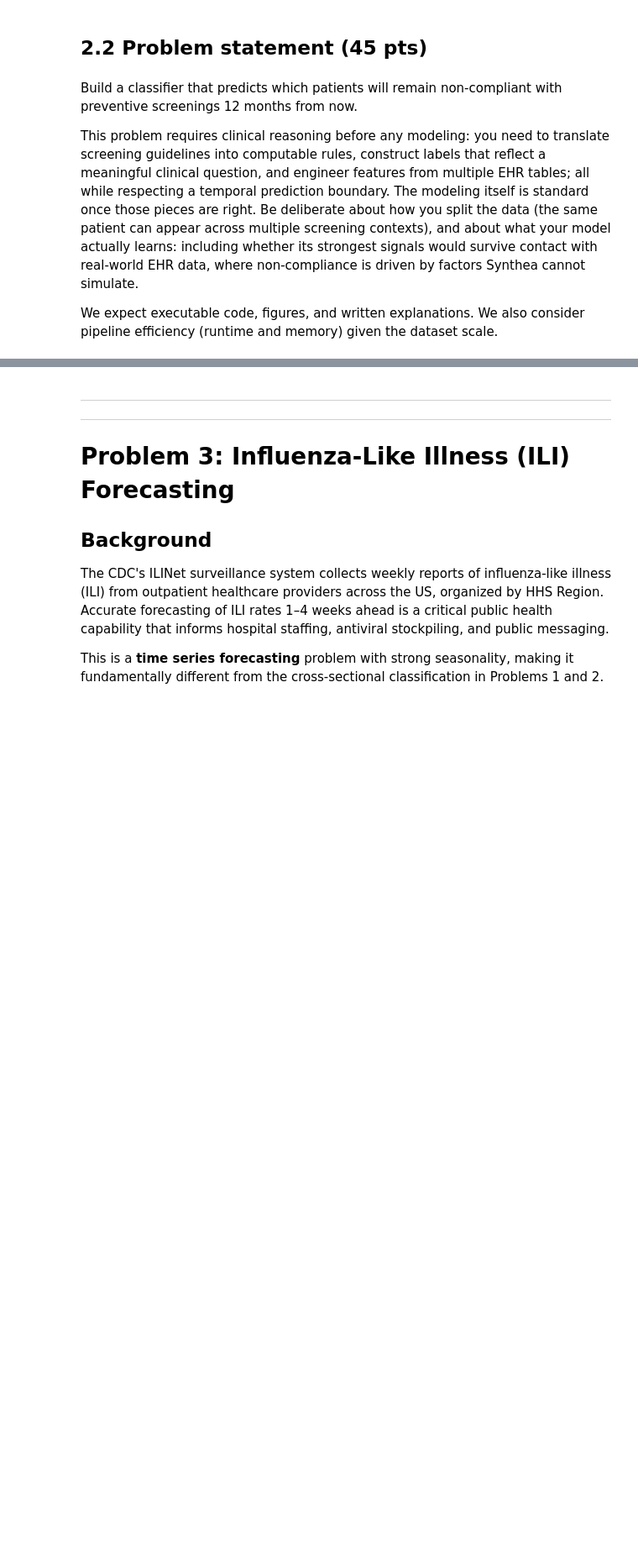
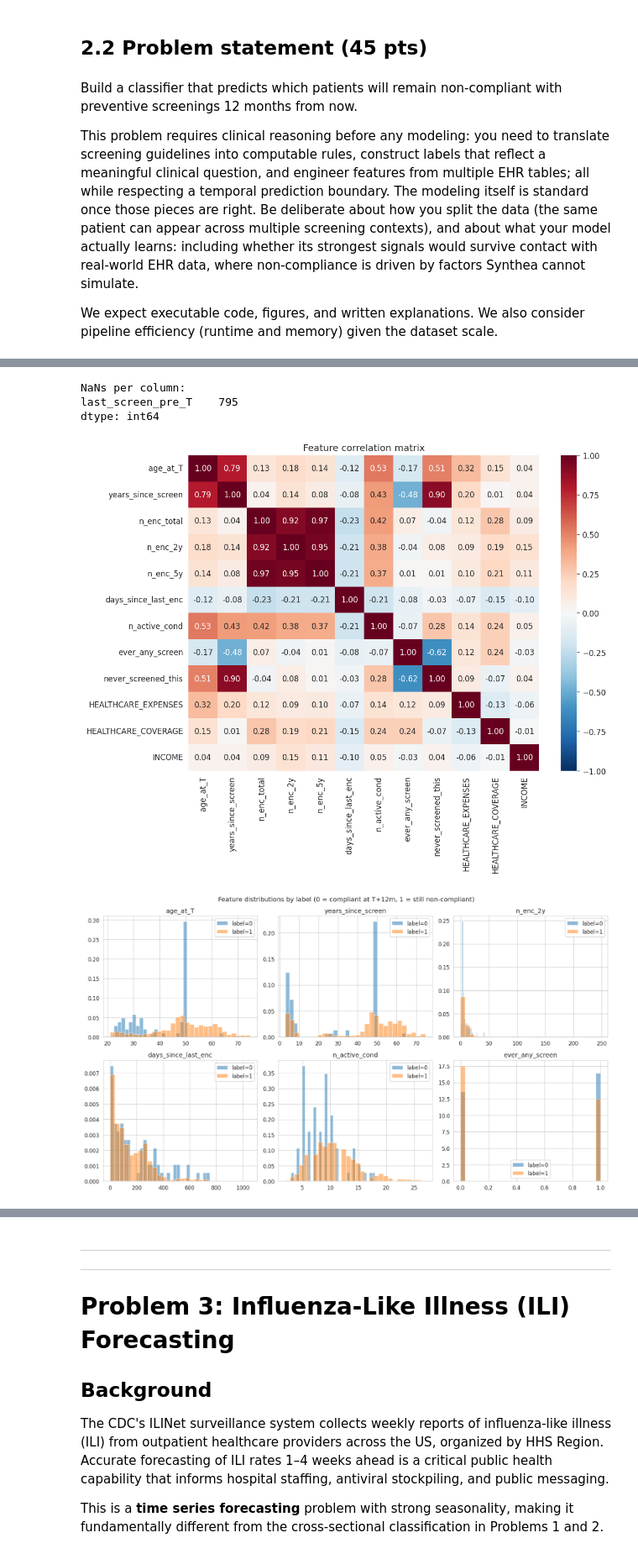
Before and after one commit to poonnakarn/ml-healthcare-hw3, a Jupyter notebook: BINF4002_HW3_v2.ipynb, the cells around one changed output, grey strips where cells are left out. Shown at 84% size. Saved outputs shown, nothing was run; the diff lists cells and outputs as text; code cells hidden in the pictures; blank space fills up the shorter version.

```diff
--- a/BINF4002_HW3_v2.ipynb
+++ b/BINF4002_HW3_v2.ipynb
@@ -406,0 +600,20 @@ We expect executable code, figures, and written explanations. We also consider p
+# %%
+# ------------------------------------------------------------------------
+# Drop breast: Synthea's breast module produced zero re-screens for
+# previously non-compliant women in the 12-month window, so the label
+# is degenerate (single class). We retain this finding for the discussion.
+# ------------------------------------------------------------------------
+print(f"\nBefore dropping degenerate labels:")
+print(cohort.groupby('screening')['label'].agg(['mean', 'count']).round(3))
+
+# Drop any screening whose label has zero variance
+label_variance = cohort.groupby('screening')['label'].var()
+degenerate = label_variance[label_variance == 0].index.tolist()
+if degenerate:
+    print(f"\nDropping degenerate screening(s): {degenerate}")
+    cohort = cohort[~cohort['screening'].isin(degenerate)].reset_index(drop=True)
+
+print(f"\nFinal cohort rows: {len(cohort)}")
+print(f"Final unique patients: {cohort['Id'].nunique()}")
+print(f"\nFinal label prevalence by screening:")
+print(cohort.groupby('screening')['label'].agg(['mean', 'count']).round(3))
@@ -406,0 +742,43 @@ We expect executable code, figures, and written explanations. We also consider p
+# %%
+# ============================================================
+# Feature sanity checks
+# ============================================================
+
+# 1. No NaNs in the modeling frame
+print("NaNs per column:")
+print(df.isna().sum()[df.isna().sum() > 0])
+
+# 2. Correlation between features (flag high multicollinearity)
+numeric_feats = ['age_at_T', 'years_since_screen', 'n_enc_total',
+                 'n_enc_2y', 'n_enc_5y', 'days_since_last_enc',
+                 'n_active_cond', 'ever_any_screen', 'never_screened_this']
+sdoh_present = [c for c in ['HEALTHCARE_EXPENSES','HEALTHCARE_COVERAGE','INCOME']
+                if c in df.columns]
+numeric_feats += sdoh_present
+
+corr = df[numeric_feats].corr()
+plt.figure(figsize=(10, 8))
+sns.heatmap(corr, annot=True, fmt='.2f', cmap='RdBu_r', center=0, vmin=-1, vmax=1)
+plt.title('Feature correlation matrix')
+plt.tight_layout()
+plt.show()
+
+# 3. Feature distributions by label (is there visible signal?)
+# For each numeric feature, compare compliant (label=0) vs non-compliant (label=1)
+fig, axes = plt.subplots(2, 3, figsize=(14, 8))
+features_to_plot = ['age_at_T', 'years_since_screen', 'n_enc_2y',
+                    'days_since_last_enc', 'n_active_cond', 'ever_any_screen']
+for ax, f in zip(axes.flat, features_to_plot):
+    for lbl, grp in df.groupby('label'):
+        ax.hist(grp[f], bins=30, alpha=0.5, label=f'label={lbl}', density=True)
+    ax.set_title(f)
+    ax.legend()
+plt.suptitle('Feature distributions by label (0 = compliant at T+12m, 1 = still non-compliant)')
+plt.tight_layout()
+plt.show()
+# %% [output]
+NaNs per column:
+last_screen_pre_T    795
+dtype: int64
+[figure, added]
+[figure, added]
```
Also changed, not shown: parts of 18 cells of this notebook.
